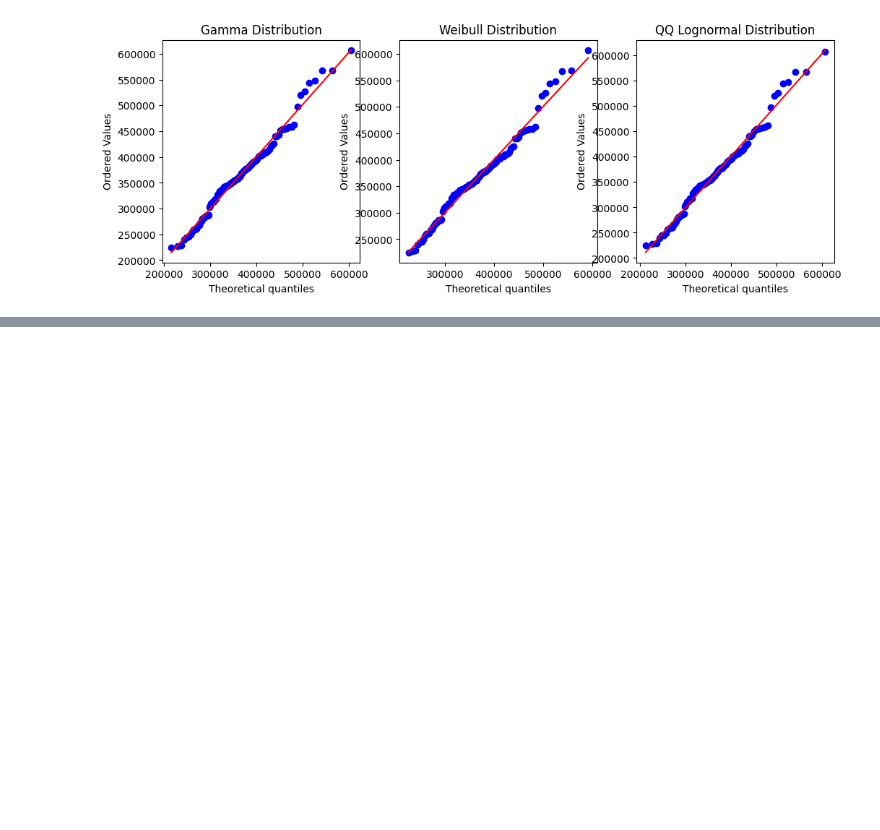
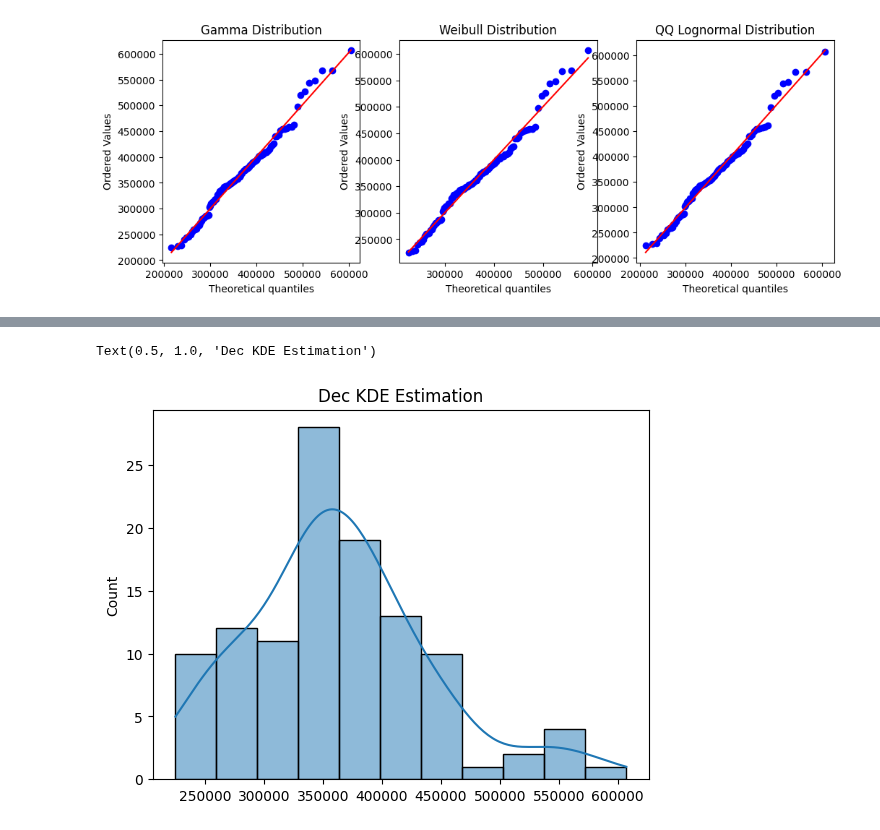
Before and after one commit to jtdocter27/Engineering-Probability---Statistics, a Jupyter notebook: R_project.ipynb, the cells around one changed output, grey strips where cells are left out. Saved outputs shown, nothing was run; the diff lists cells and outputs as text; code cells hidden in the pictures; blank space fills up the shorter version.

```diff
--- a/R_project.ipynb
+++ b/R_project.ipynb
@@ -307,0 +319,6 @@ Lognormal P-value: 0.5453134485209119
+# %%
+sns.histplot(data = Dec, kde=True)
+plt.title('Dec KDE Estimation')
+# %% [output]
+Text(0.5, 1.0, 'Dec KDE Estimation')
+[figure, added]
```
Also changed, not shown: parts of 7 cells of this notebook.
